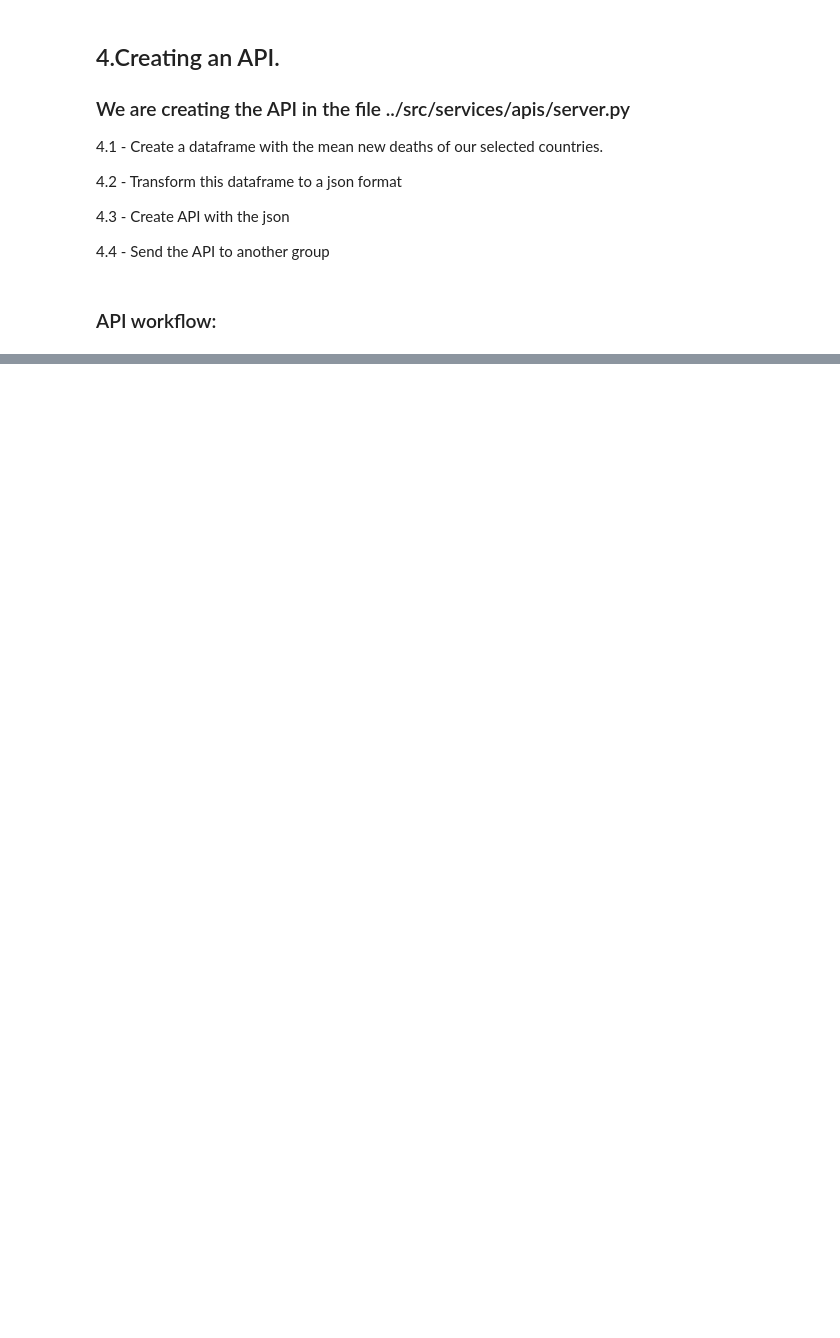
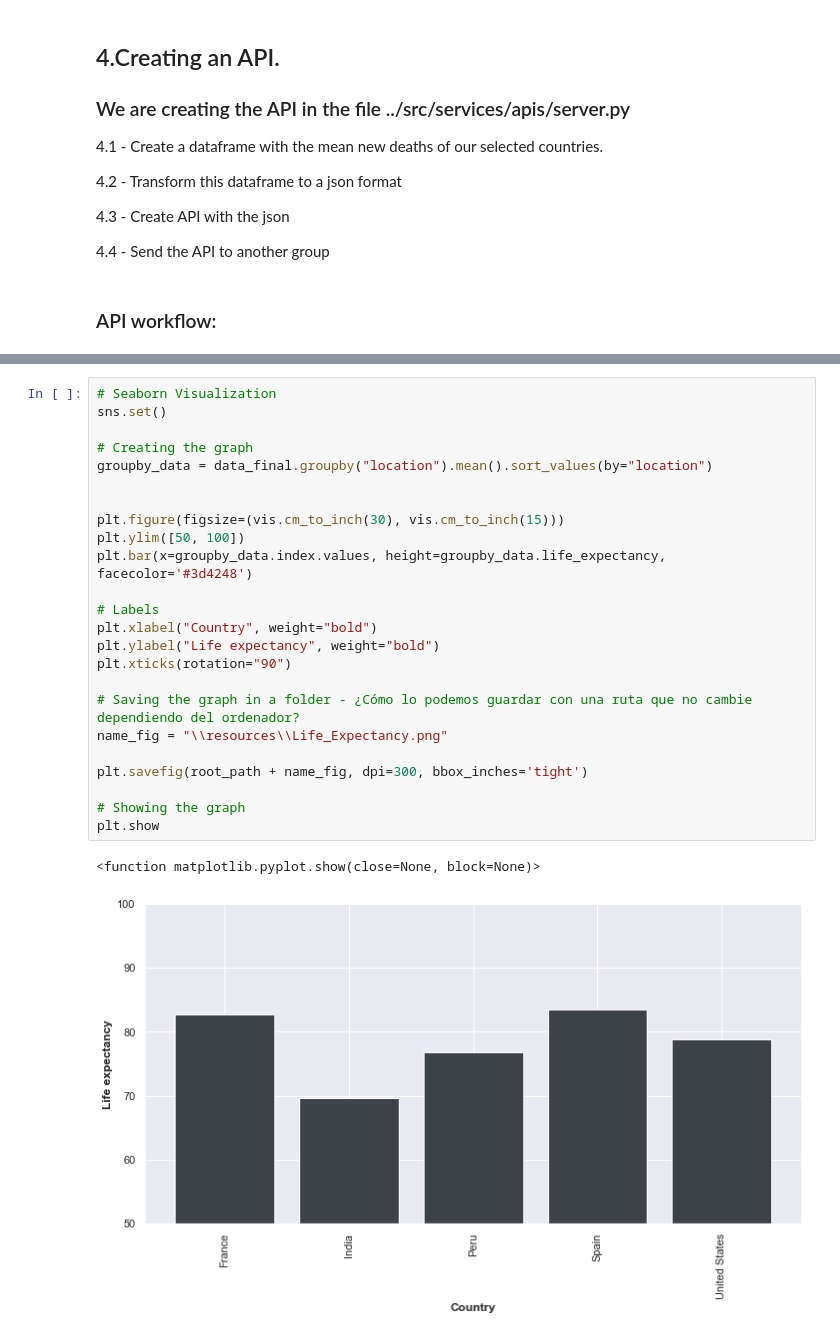
Before and after one commit to KapilDM/Coronavirus_Project, a Jupyter notebook: Coronavirus_Bgroup/src/main.ipynb, the cells around one changed output, grey strips where cells are left out. Cells and saved outputs as stored; diff of their text form; blank space fills up the shorter version.

```diff
--- a/Coronavirus_Bgroup/src/main.ipynb
+++ b/Coronavirus_Bgroup/src/main.ipynb
@@ -142,0 +233,27 @@ memory usage: 220.8+ KB
+# %%
+# Seaborn Visualization
+sns.set()
+
+# Creating the graph
+groupby_data = data_final.groupby("location").mean().sort_values(by="location")
+
+
+plt.figure(figsize=(vis.cm_to_inch(30), vis.cm_to_inch(15)))
+plt.ylim([50, 100])
+plt.bar(x=groupby_data.index.values, height=groupby_data.life_expectancy, facecolor='#3d4248')
+
+# Labels
+plt.xlabel("Country", weight="bold")
+plt.ylabel("Life expectancy", weight="bold")
+plt.xticks(rotation="90")
+
+# Saving the graph in a folder - ¿Cómo lo podemos guardar con una ruta que no cambie dependiendo del ordenador?
+name_fig = "\\resources\\Life_Expectancy.png"
+
+plt.savefig(root_path + name_fig, dpi=300, bbox_inches='tight')
+
+# Showing the graph
+plt.show
+# %% [output]
+<function matplotlib.pyplot.show(close=None, block=None)>
+[figure, added]
```
Also changed, not shown: parts of 15 cells of this notebook, 5 other files.
